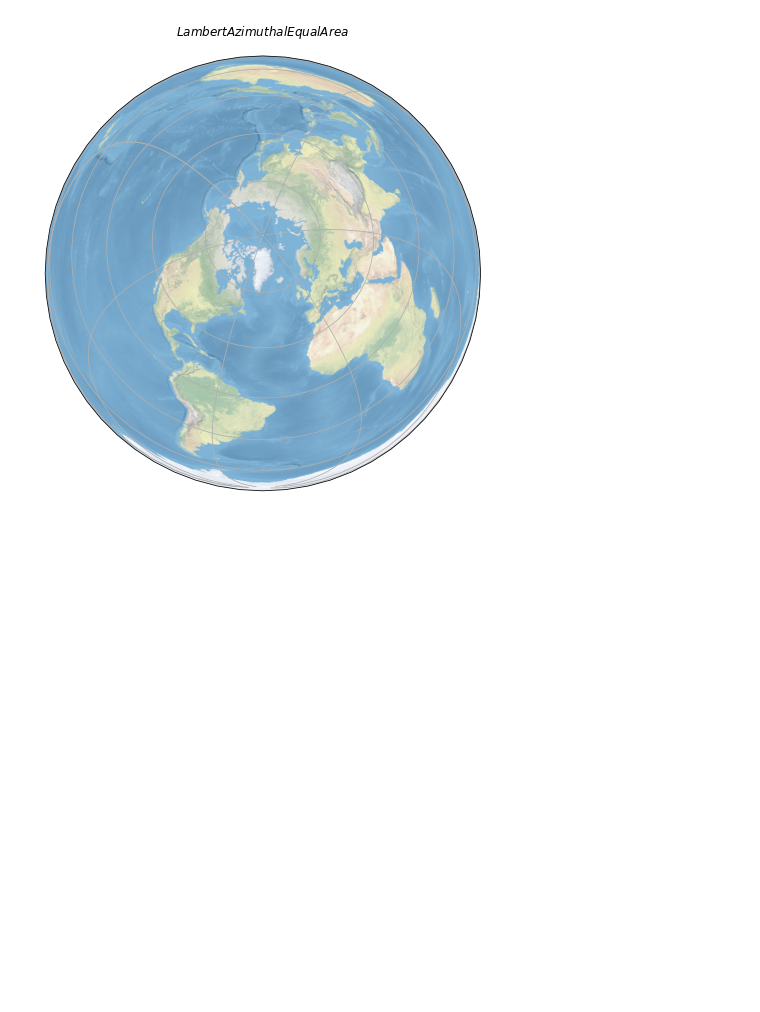
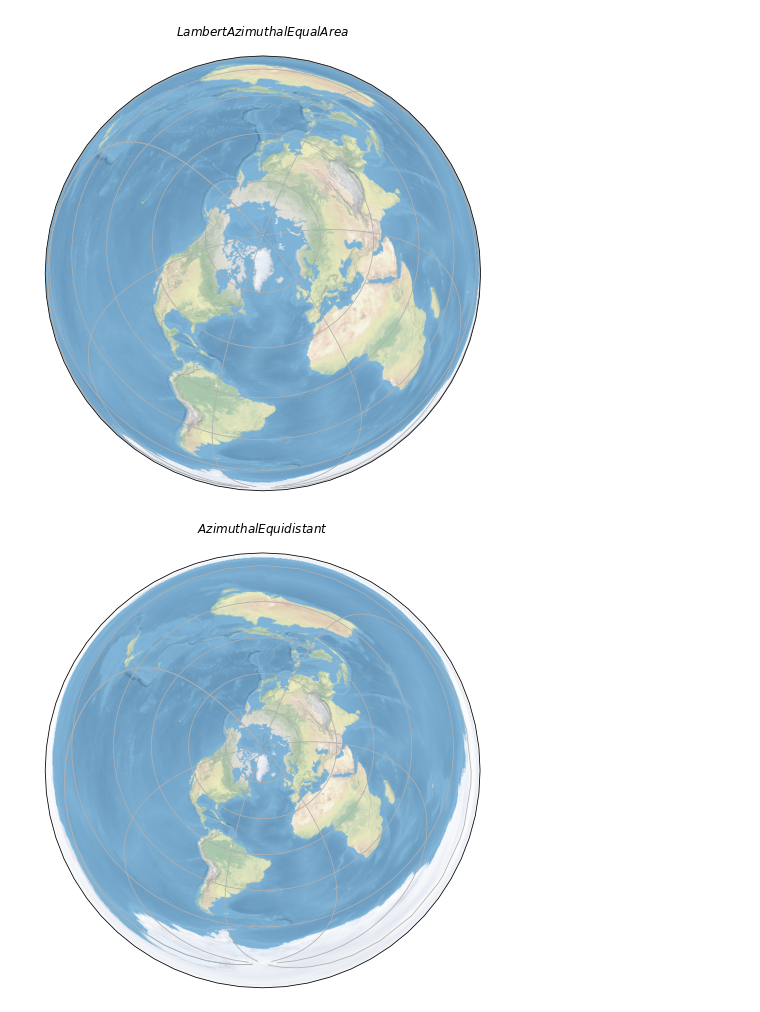
Before and after one commit to AdrianKriger/mpj261s_MapProjections2, a Jupyter notebook: BA04_q3_YoungsRule.ipynb, the cells around one changed output. Drawn from its saved outputs; the diff is of its cells as text; code cells hidden in the pictures; blank space fills up the shorter version.

Commit message:
extra_plot

```diff
--- a/BA04_q3_YoungsRule.ipynb
+++ b/BA04_q3_YoungsRule.ipynb
@@ -86,3 +89,17 @@ plt.savefig('EqualArea.png', bbox_inches='tight')
 plt.show()
 # %% [output]
 [figure]
+# %%
+central_lon, central_lat = -40, 70
+
+fig = plt.figure(figsize=(12, 8))
+ax = fig.add_subplot(1, 1, 1,
+                     projection=ccrs.AzimuthalEquidistant(central_longitude=central_lon,
+                                                          central_latitude=central_lat))
+plt.title('$\it{Azimuthal Equidistant}$', fontweight="bold", pad=20)
+ax.stock_img()
+#ax.coastlines()
+ax.gridlines()
+plt.show()
+# %% [output]
+[figure, added]
```
Also changed, not shown: parts of 3 cells of this notebook.
